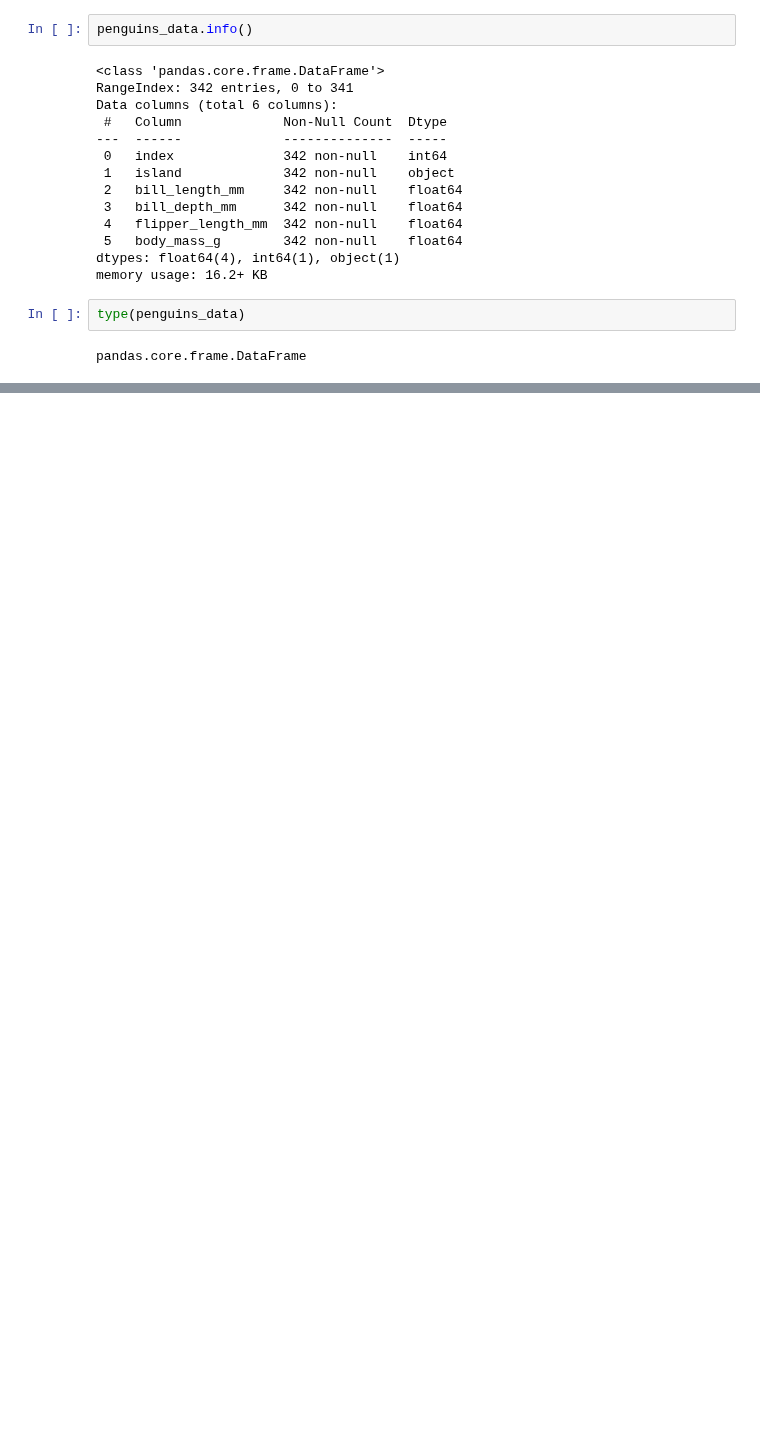
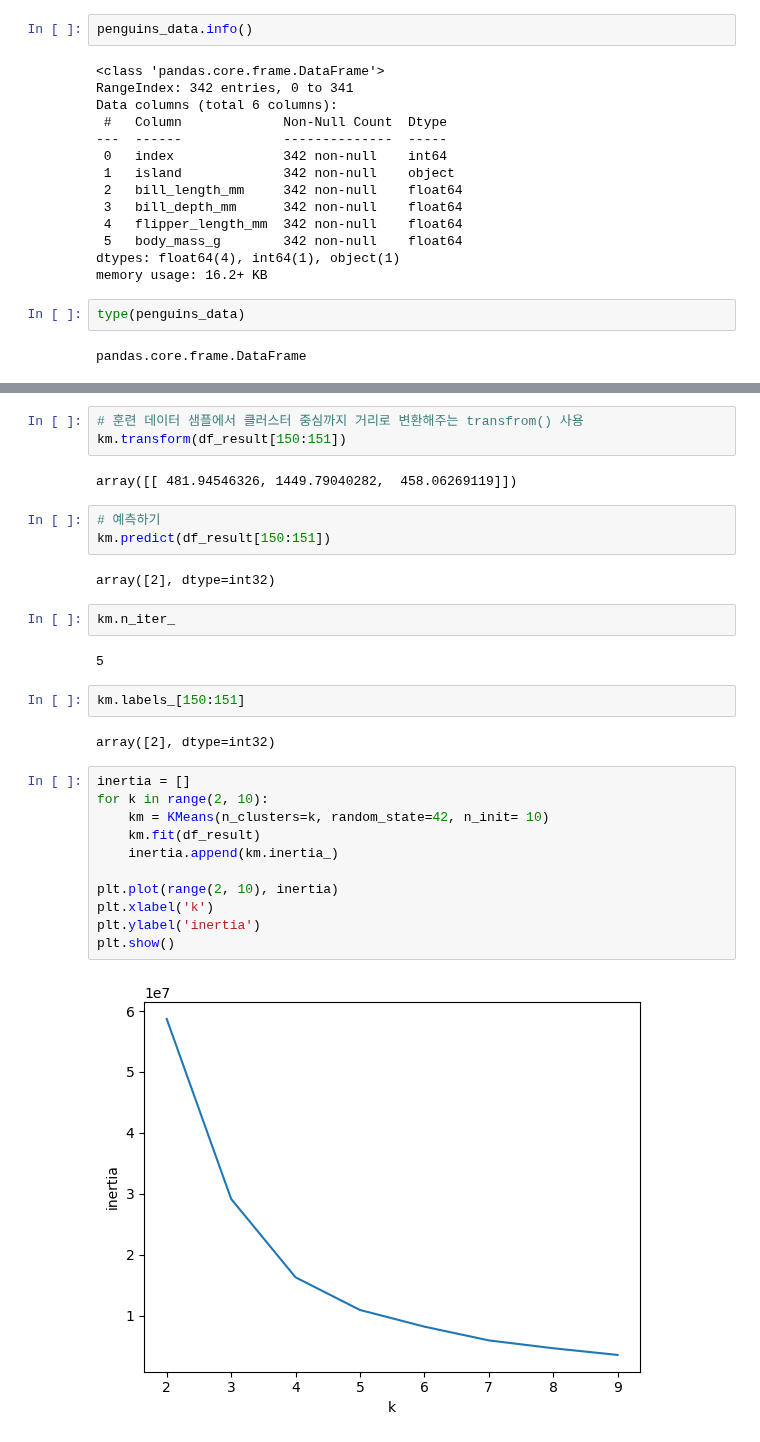
Before and after one commit to Worldofgentleken/ds_study, a Jupyter notebook: source_code/ML_penguins_prac.ipynb, the cells around one changed output, grey strips where cells are left out. Drawn from its saved outputs; the diff is of its cells as text; blank space fills up the shorter version.

```diff
--- a/source_code/ML_penguins_prac.ipynb
+++ b/source_code/ML_penguins_prac.ipynb
@@ -112,0 +237,31 @@ ValueError: could not convert string to float: 'Torgersen'
+# %%
+# 훈련 데이터 샘플에서 클러스터 중심까지 거리로 변환해주는 transfrom() 사용
+km.transform(df_result[150:151])
+# %% [output]
+array([[ 481.94546326, 1449.79040282,  458.06269119]])
+# %%
+# 예측하기
+km.predict(df_result[150:151])
+# %% [output]
+array([2], dtype=int32)
+# %%
+km.n_iter_
+# %% [output]
+5
+# %%
+km.labels_[150:151]
+# %% [output]
+array([2], dtype=int32)
+# %%
+inertia = []
+for k in range(2, 10):
+    km = KMeans(n_clusters=k, random_state=42, n_init= 10)
+    km.fit(df_result)
+    inertia.append(km.inertia_)
+
+plt.plot(range(2, 10), inertia)
+plt.xlabel('k')
+plt.ylabel('inertia')
+plt.show()
+# %% [output]
+[figure, added]
```
Also changed, not shown: parts of 26 cells of this notebook, 2 other files.
